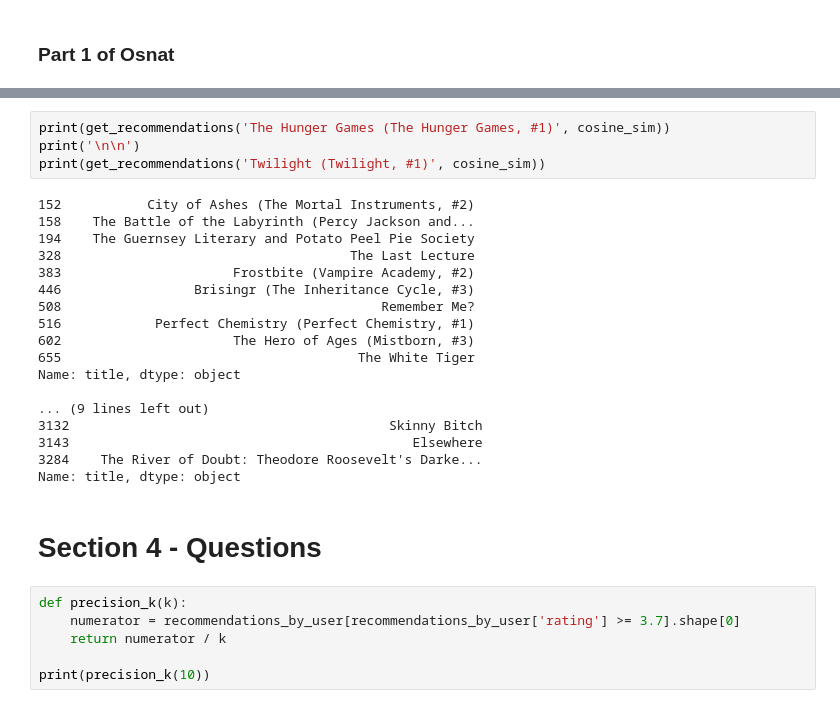
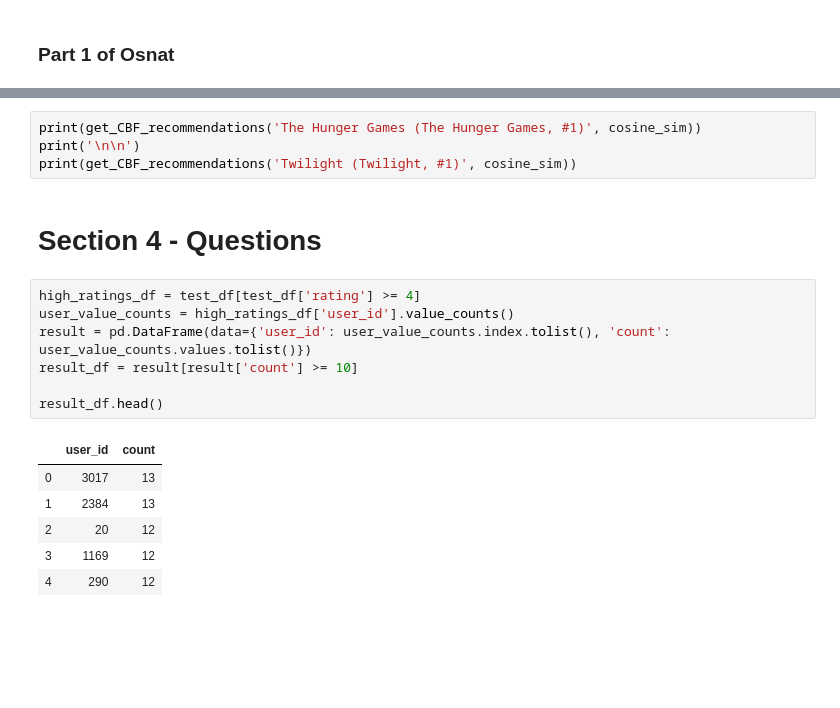
Before and after one commit to Lea1612/AI_Recommender_Systems, a Jupyter notebook: Notebook.ipynb, the cells around one changed output, grey strips where cells are left out. Drawn from its saved outputs; the diff is of its cells as text; blank space fills up the shorter version.

```diff
--- a/Notebook.ipynb
+++ b/Notebook.ipynb
@@ -499,30 +476,20 @@ dtype: int64
 # %%
-print(get_recommendations('The Hunger Games (The Hunger Games, #1)', cosine_sim))
+print(get_CBF_recommendations('The Hunger Games (The Hunger Games, #1)', cosine_sim))
 print('\n\n')
-print(get_recommendations('Twilight (Twilight, #1)', cosine_sim))
+print(get_CBF_recommendations('Twilight (Twilight, #1)', cosine_sim))
-# %% [output]
-152           City of Ashes (The Mortal Instruments, #2)
-158    The Battle of the Labyrinth (Percy Jackson and...
-194    The Guernsey Literary and Potato Peel Pie Society
-328                                     The Last Lecture
-383                      Frostbite (Vampire Academy, #2)
-446                 Brisingr (The Inheritance Cycle, #3)
-508                                         Remember Me?
-516            Perfect Chemistry (Perfect Chemistry, #1)
-602                      The Hero of Ages (Mistborn, #3)
-655                                      The White Tiger
-Name: title, dtype: object
-
-... (9 lines left out)
-3132                                         Skinny Bitch
-3143                                            Elsewhere
-3284    The River of Doubt: Theodore Roosevelt's Darke...
-Name: title, dtype: object
 # %% [markdown]
 # Section 4 - Questions
-# %%
-def precision_k(k):
-    numerator = recommendations_by_user[recommendations_by_user['rating'] >= 3.7].shape[0]
-    return numerator / k
-
-print(precision_k(10))
+# %%
+high_ratings_df = test_df[test_df['rating'] >= 4]
+user_value_counts = high_ratings_df['user_id'].value_counts()
+result = pd.DataFrame(data={'user_id': user_value_counts.index.tolist(), 'count': user_value_counts.values.tolist()})
+result_df = result[result['count'] >= 10]
+
+result_df.head()
+# %% [output]
+|  | user_id | count |
+| 0 | 3017 | 13 |
+| 1 | 2384 | 13 |
+| 2 | 20 | 12 |
+| 3 | 1169 | 12 |
+| 4 | 290 | 12 |
```
Also changed, not shown: parts of 13 cells of this notebook.
